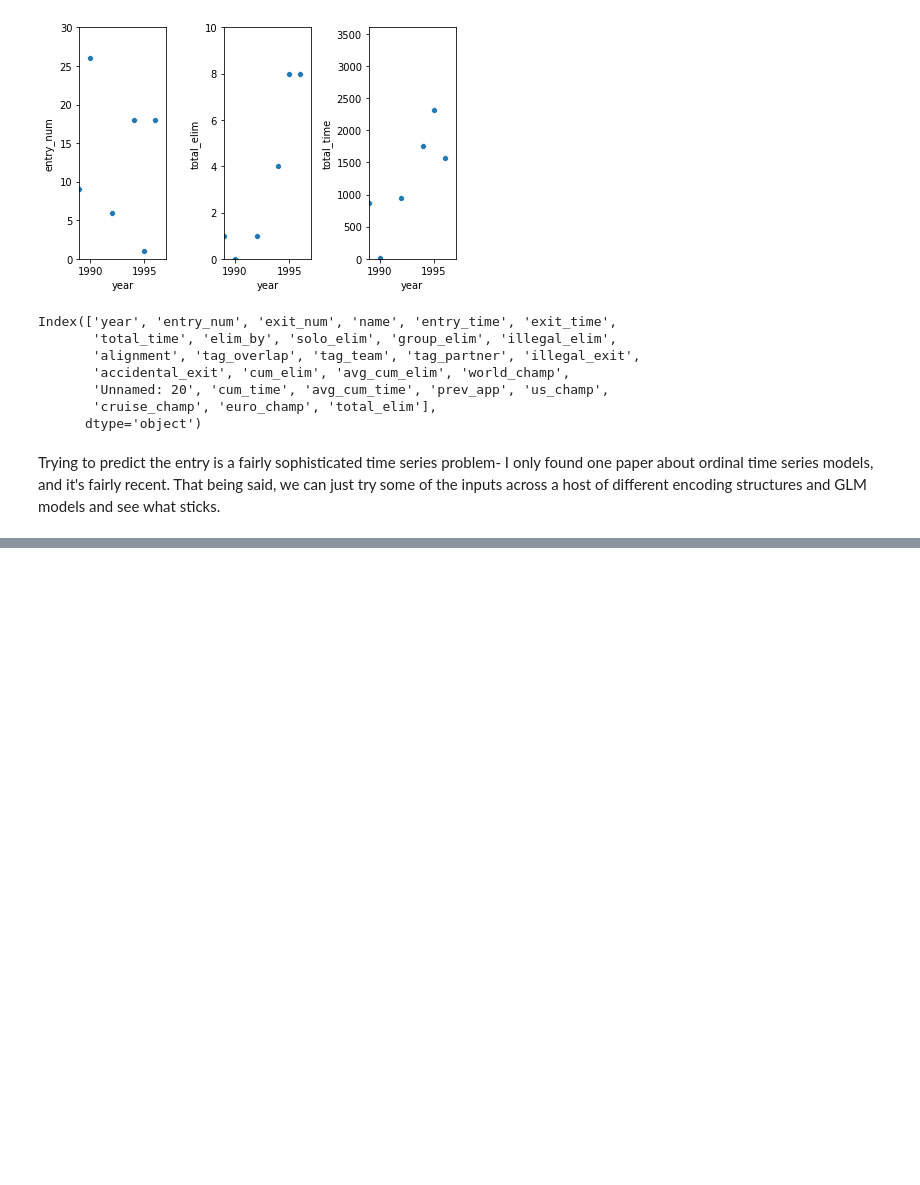
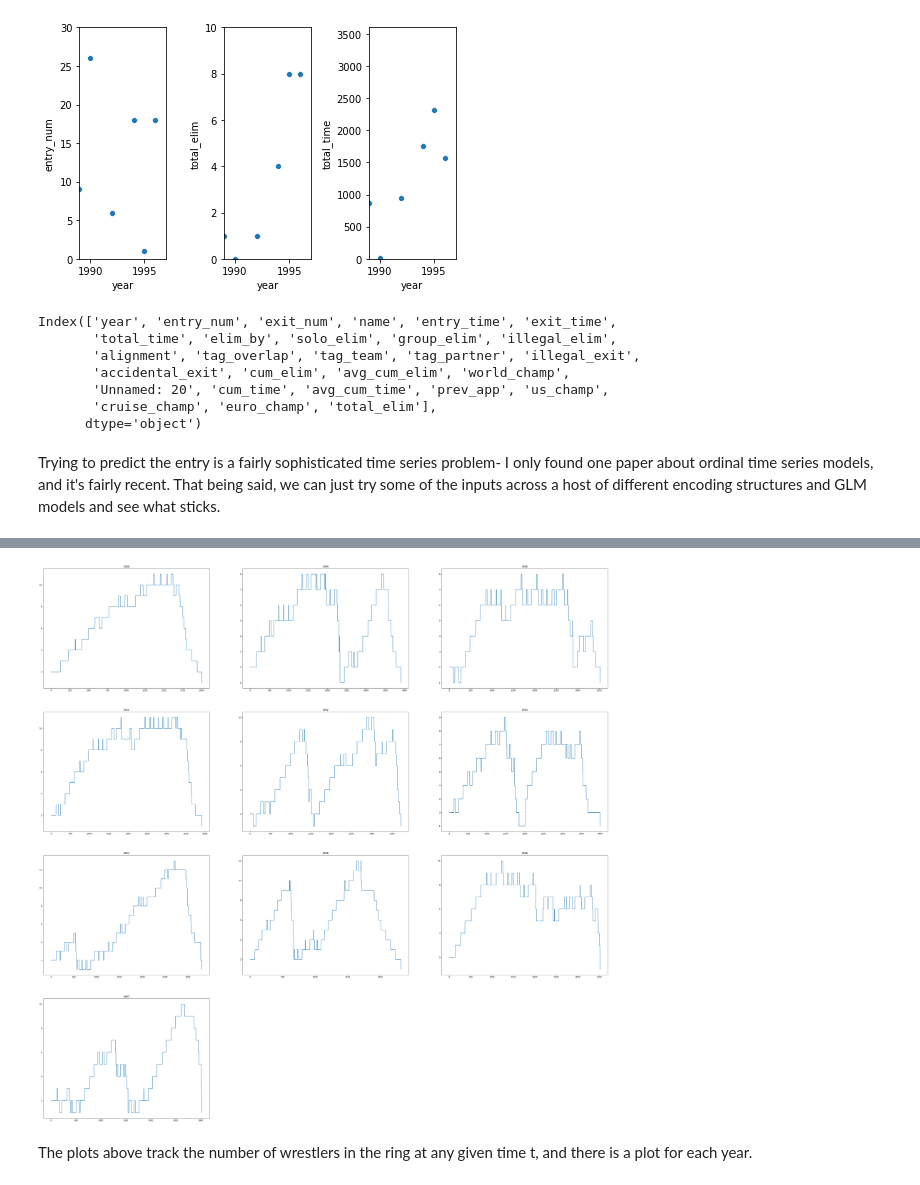
Before and after one commit to ComputerBoy9000/Royal_Rumble_Analysis, a Jupyter notebook: First_Notebook.ipynb, the cells around one changed output, grey strips where cells are left out. Saved outputs shown, nothing was run; the diff lists cells and outputs as text; code cells hidden in the pictures; blank space fills up the shorter version.

```diff
--- a/First_Notebook.ipynb
+++ b/First_Notebook.ipynb
@@ -294,0 +335,4 @@ Once I figure out how to encode the data properly I can get a functional model g
+# %%
+RUMBLE_DATA['win'] = 0
+RUMBLE_DATA.loc[RUMBLE_DATA['elim_by'] == 'Winner', 'win'] = 1
+print(RUMBLE_DATA.loc[RUMBLE_DATA['win'] == 1])
@@ -294,0 +357,10 @@ Once I figure out how to encode the data properly I can get a functional model g
+# %%
+keys= []
+for i in range(1,31):
+    keys.append('in_' + str(i))
+
+for key in keys:
+    RUMBLE_DATA[key] = 0
+
+for i in range(1,31):
+    RUMBLE_DATA.loc[RUMBLE_DATA['entry_num'] == i, keys[i-1]] = 1
@@ -294,0 +393,32 @@ Once I figure out how to encode the data properly I can get a functional model g
+# %%
+columns = 3
+row = 4
+counter = 1
+for year in MATCH_DATA['year'].unique():
+    rumble_states = state_dict[year]
+    wrestlers_in_xy = []
+    i = 1
+    index = 0
+    splits = MATCH_DATA.loc[MATCH_DATA['year'] == year, 'split']
+
+    for time in splits[1:]:
+        while i < time:
+            num_in = (i,np.count_nonzero(rumble_states[splits[index]]))
+            wrestlers_in_xy.append(num_in)
+            i += 1
+        index +=1
+
+    wrestlers_in_xy.append((0,2))
+    wrestlers_in_xy.append((splits[len(splits)-1],1))
+
+    ax = plt.subplot(row,columns,counter)
+    ax.title.set_text(str(year))
+    sns.lineplot(*zip(*wrestlers_in_xy))
+
+    counter += 1
+
+plt.rcParams['figure.figsize'] = [150, 150]
+# %% [output]
+[figure, added]
+# %% [markdown]
+The plots above track the number of wrestlers in the ring at any given time t, and there is a plot for each year.
```
Also changed, not shown: parts of 18 cells of this notebook, 1 other file.
